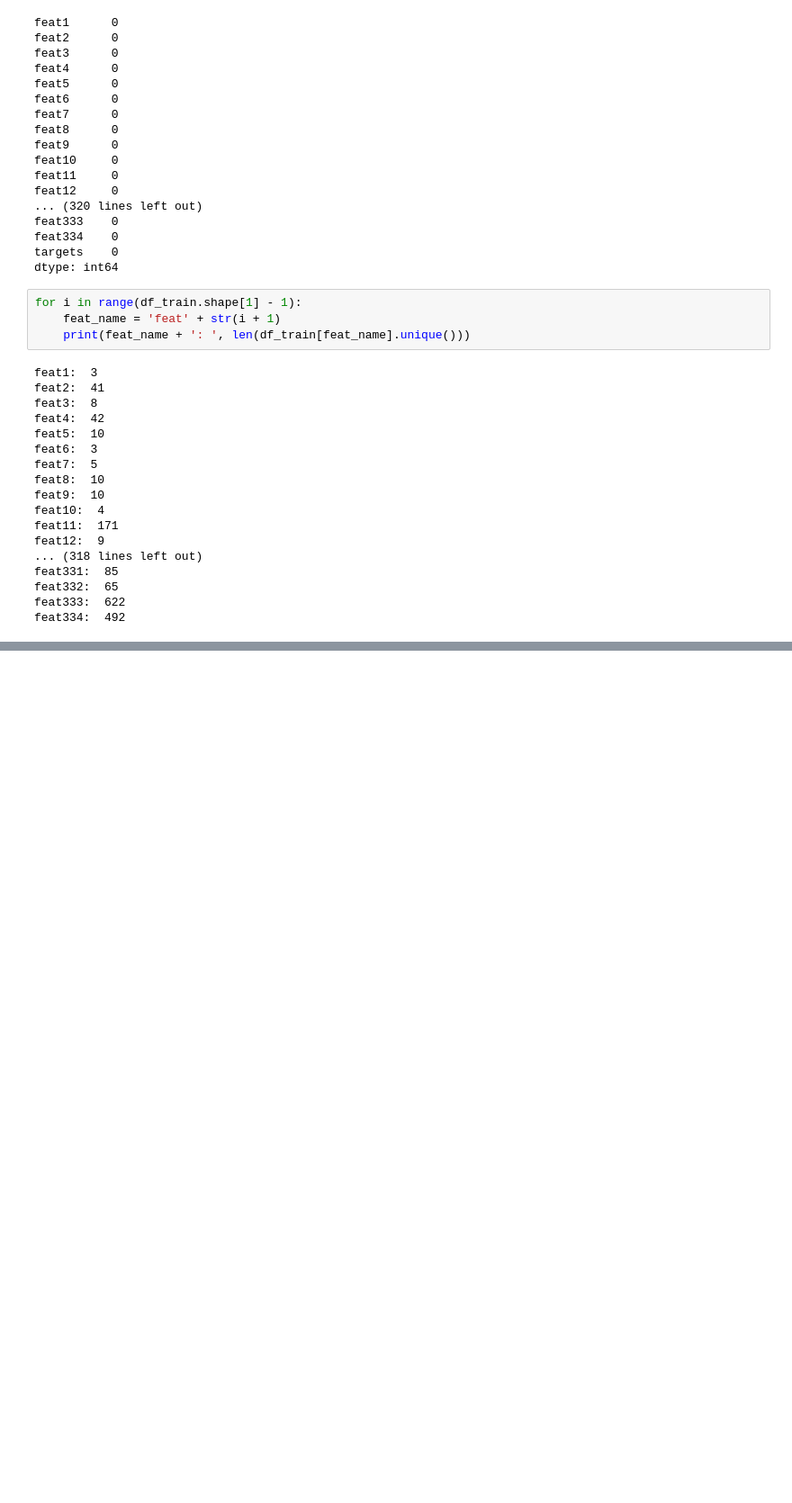
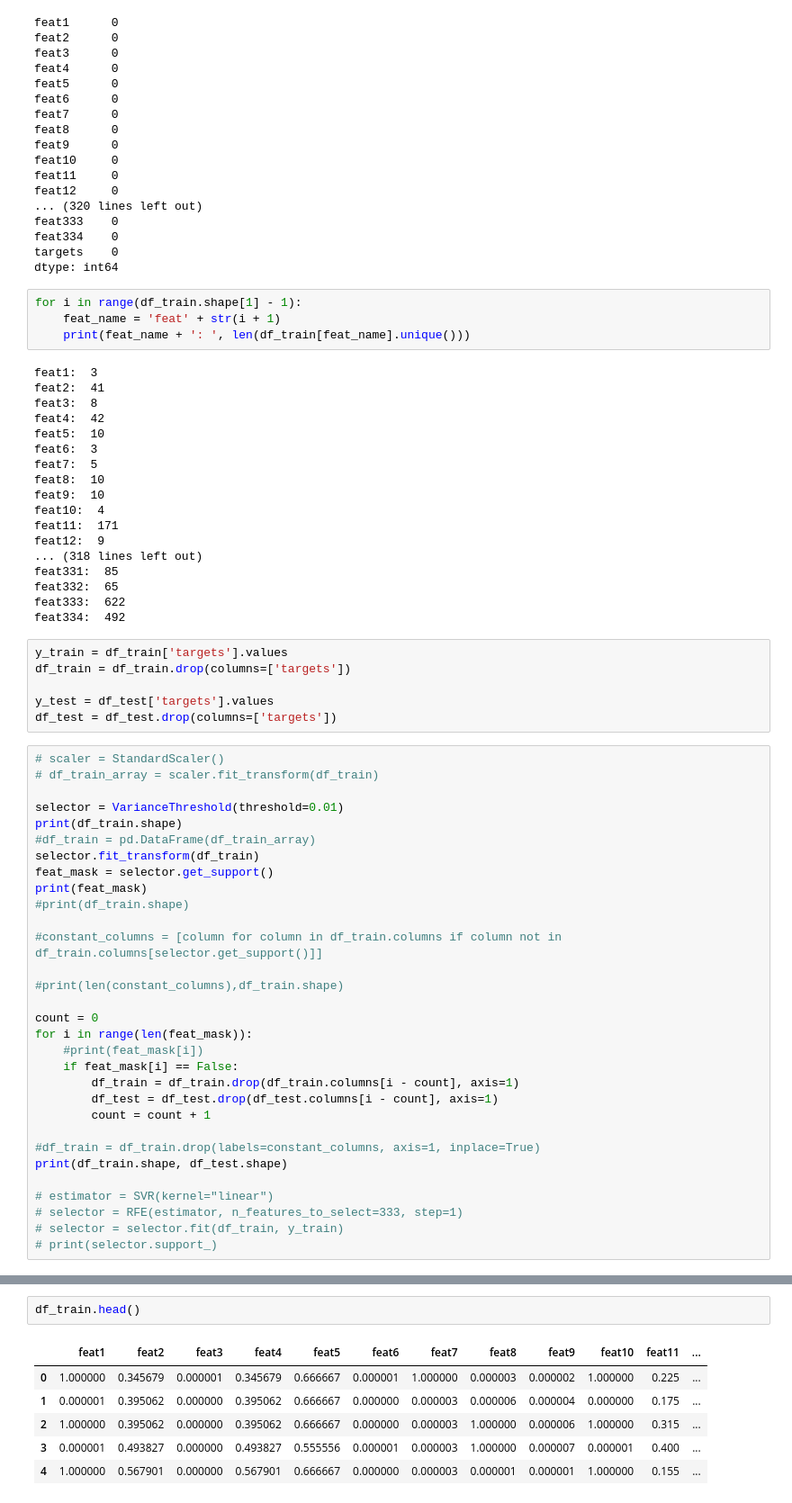
Before and after one commit to sadmanomee/Data_Mining_Assignments, a Jupyter notebook: Homework2/problem2.ipynb, the cells around one changed output, grey strips where cells are left out. Shown at 90% size. Drawn from its saved outputs; the diff is of its cells as text; blank space fills up the shorter version.

Commit message:
feature selection added

```diff
--- a/Homework2/problem2.ipynb
+++ b/Homework2/problem2.ipynb
@@ -85,3 +90,40 @@ feat331:  85
 feat332:  65
 feat333:  622
 feat334:  492
+# %%
+y_train = df_train['targets'].values
+df_train = df_train.drop(columns=['targets'])
+
+y_test = df_test['targets'].values
+df_test = df_test.drop(columns=['targets'])
+# %%
+# scaler = StandardScaler()
+# df_train_array = scaler.fit_transform(df_train)
+
+selector = VarianceThreshold(threshold=0.01)
+print(df_train.shape)
+#df_train = pd.DataFrame(df_train_array)
+selector.fit_transform(df_train)
+feat_mask = selector.get_support()
+print(feat_mask)
+#print(df_train.shape)
+
+#constant_columns = [column for column in df_train.columns if column not in df_train.columns[selector.get_support()]]
+
+#print(len(constant_columns),df_train.shape)
+
+count = 0
+for i in range(len(feat_mask)):
+    #print(feat_mask[i])
+    if feat_mask[i] == False:
+        df_train = df_train.drop(df_train.columns[i - count], axis=1)
+        df_test = df_test.drop(df_test.columns[i - count], axis=1)
+        count = count + 1
+
+#df_train = df_train.drop(labels=constant_columns, axis=1, inplace=True)
+print(df_train.shape, df_test.shape)
+
+# estimator = SVR(kernel="linear")
+# selector = RFE(estimator, n_features_to_select=333, step=1)
+# selector = selector.fit(df_train, y_train)
+# print(selector.support_)
@@ -87,0 +148,9 @@ feat334:  492
+# %%
+df_train.head()
+# %% [output]
+|  | feat1 | feat2 | feat3 | feat4 | feat5 | feat6 | feat7 | feat8 | feat9 | feat10 | feat11 | ... |
+| 0 | 1.000000 | 0.345679 | 0.000001 | 0.345679 | 0.666667 | 0.000001 | 1.000000 | 0.000003 | 0.000002 | 1.000000 | 0.225 | ... |
+| 1 | 0.000001 | 0.395062 | 0.000000 | 0.395062 | 0.666667 | 0.000000 | 0.000003 | 0.000006 | 0.000004 | 0.000000 | 0.175 | ... |
+| 2 | 1.000000 | 0.395062 | 0.000000 | 0.395062 | 0.666667 | 0.000000 | 0.000003 | 1.000000 | 0.000006 | 1.000000 | 0.315 | ... |
+| 3 | 0.000001 | 0.493827 | 0.000000 | 0.493827 | 0.555556 | 0.000001 | 0.000003 | 1.000000 | 0.000007 | 0.000001 | 0.400 | ... |
+| 4 | 1.000000 | 0.567901 | 0.000000 | 0.567901 | 0.666667 | 0.000000 | 0.000003 | 0.000001 | 0.000001 | 1.000000 | 0.155 | ... |
```
Also changed, not shown: parts of 13 cells of this notebook, 2 other files.
